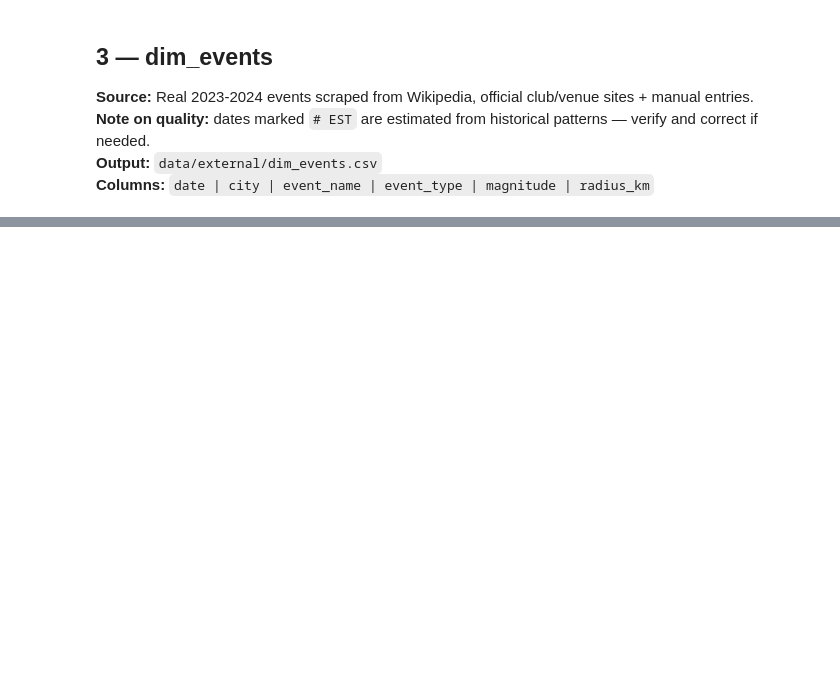
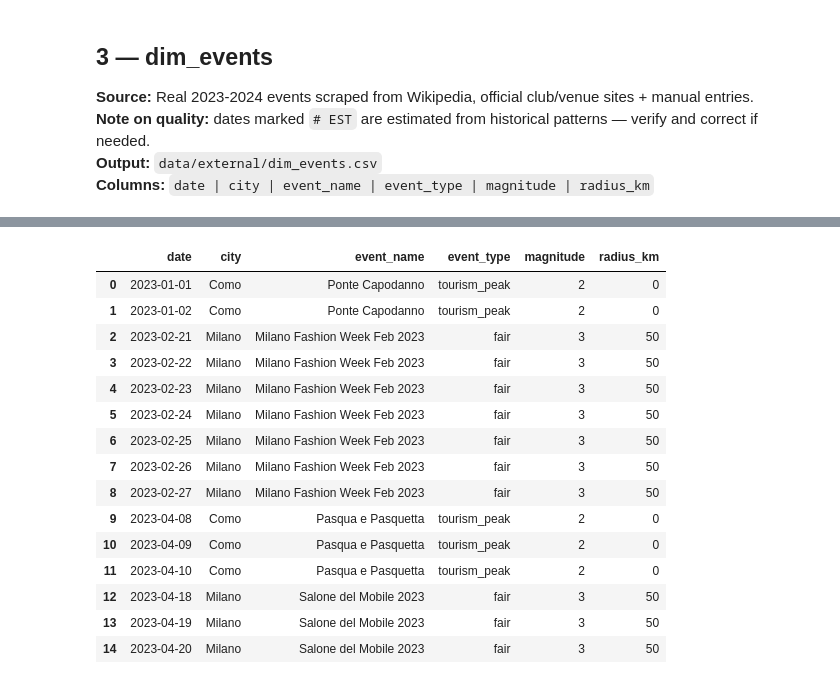
Before and after one commit to GiaLop/horeca-forecasting, a Jupyter notebook: notebook/02_dimension_tables.ipynb, the cells around one changed output, grey strips where cells are left out. Cells and saved outputs as stored; diff of their text form; code cells hidden in the pictures; blank space fills up the shorter version.

```diff
--- a/notebook/02_dimension_tables.ipynb
+++ b/notebook/02_dimension_tables.ipynb
@@ -251,17 +287,10 @@ print(f"Shape: {dim_weather.shape}")
 **Output:** `data/external/dim_events.csv`
 **Columns:** `date | city | event_name | event_type | magnitude | radius_km`
 # %%
-import pandas as pd
-from pathlib import Path
-
-def days(start, end):
-    """Return list of date strings for a range inclusive."""
-    return [str(d.date()) for d in pd.date_range(start=start, end=end, freq='D')]
+events = []
 
 def single(date):
     return [date]
-
-events = []
 
 def add(date_list, city, name, etype, magnitude, radius_km):
     for d in date_list:
@@ -305,12 +334,12 @@ add(single("2023-08-31"), "Como", "Fiera di Sant'Abbondio", "festival", 2, 3)
 add(single("2024-08-31"), "Como", "Fiera di Sant'Abbondio", "festival", 2, 3)
 
 # ── Palio del Baradello — EST: last weekend of September ─────────────────────
-add(days("2023-09-23", "2023-09-24"), "Como", "Palio del Baradello", "festival", 2, 3)  # EST
-add(days("2024-09-21", "2024-09-22"), "Como", "Palio del Baradello", "festival", 2, 3)  # EST
+add(ut_f.days("2023-09-23", "2023-09-24"), "Como", "Palio del Baradello", "festival", 2, 3)  # EST
+add(ut_f.days("2024-09-21", "2024-09-22"), "Como", "Palio del Baradello", "festival", 2, 3)  # EST
 
 # ── Mercatini di Natale Como (December 1-26 both years) ──────────────────────
-add(days("2023-12-01", "2023-12-26"), "Como", "Mercatini di Natale Como", "market", 2, 3)
-add(days("2024-12-01", "2024-12-26"), "Como", "Mercatini di Natale Como", "market", 2, 3)
+add(ut_f.days("2023-12-01", "2023-12-26"), "Como", "Mercatini di Natale Como", "market", 2, 3)
+add(ut_f.days("2024-12-01", "2024-12-26"), "Como", "Mercatini di Natale Como", "market", 2, 3)
 
 # ── Teatro Sociale Como — major shows only (source: teatrosocialecomo.it) ─────
 teatro = [
@@ -322,57 +351,65 @@ teatro = [
     ("2024-04-10", "2024-04-11", "Grease (musical) — Teatro Sociale"),
 ]
 for start, end, name in teatro:
-    add(days(start, end), "Como", name, "concert", 1, 2)
+    add(ut_f.days(start, end), "Como", name, "concert", 1, 2)
 
 # ══════════════════════════════════════════════════════════════════════════════
 # CERNOBBIO — VILLA D'ESTE (radius ~7km from Como centre)
 # ══════════════════════════════════════════════════════════════════════════════
 
 # ── Concorso d'Eleganza Villa d'Este (source: Wikipedia) ─────────────────────
-add(days("2023-05-19", "2023-05-21"), "Cernobbio", "Concorso d'Eleganza Villa d'Este", "festival", 3, 7)
-add(days("2024-05-24", "2024-05-26"), "Cernobbio", "Concorso d'Eleganza Villa d'Este", "festival", 3, 7)
+add(ut_f.days("2023-05-19", "2023-05-21"), "Cernobbio", "Concorso d'Eleganza Villa d'Este", "festival", 3, 7)
+add(ut_f.days("2024-05-24", "2024-05-26"), "Cernobbio", "Concorso d'Eleganza Villa d'Este", "festival", 3, 7)
+
+# ── Orticolario — garden & landscape fair (source: provided by Giovanni) ──────
+add(ut_f.days("2023-10-05", "2023-10-08"), "Cernobbio", "Orticolario 2023", "fair", 2, 7)
+add(ut_f.days("2024-10-03", "2024-10-06"), "Cernobbio", "Orticolario 2024", "fair", 2, 7)
+
+# ── Proposte — horeca trade fair (source: provided by Giovanni) ───────────────
+add(ut_f.days("2023-10-14", "2023-10-17"), "Cernobbio", "Proposte 2023", "fair", 2, 7)
+add(ut_f.days("2024-10-12", "2024-10-15"), "Cernobbio", "Proposte 2024", "fair", 2, 7)
 
 # ══════════════════════════════════════════════════════════════════════════════
 # COMO AREA — TOURISM PEAKS (radius 0 = applies to entire lake area)
 # ══════════════════════════════════════════════════════════════════════════════
 
 # ── Ferragosto tourism peak (Aug 10-18 both years) ───────────────────────────
-add(days("2023-08-10", "2023-08-18"), "Como", "Ferragosto — Tourism Peak", "tourism_peak", 3, 0)
-add(days("2024-08-10", "2024-08-18"), "Como", "Ferragosto — Tourism Peak", "tourism_peak", 3, 0)
+add(ut_f.days("2023-08-10", "2023-08-18"), "Como", "Ferragosto — Tourism Peak", "tourism_peak", 3, 0)
+add(ut_f.days("2024-08-10", "2024-08-18"), "Como", "Ferragosto — Tourism Peak", "tourism_peak", 3, 0)
 
 # ── Pasqua + Pasquetta (Easter 2023: Apr 9-10 | Easter 2024: Mar 31 - Apr 1) ─
-add(days("2023-04-08", "2023-04-10"), "Como", "Pasqua e Pasquetta", "tourism_peak", 2, 0)
-add(days("2024-03-30", "2024-04-01"), "Como", "Pasqua e Pasquetta", "tourism_peak", 2, 0)
+add(ut_f.days("2023-04-08", "2023-04-10"), "Como", "Pasqua e Pasquetta", "tourism_peak", 2, 0)
+add(ut_f.days("2024-03-30", "2024-04-01"), "Como", "Pasqua e Pasquetta", "tourism_peak", 2, 0)
 
 # ── Ponte Capodanno (Dec 30 - Jan 2, only dates within 2023-2024 range) ──────
-add(days("2023-01-01", "2023-01-02"), "Como", "Ponte Capodanno", "tourism_peak", 2, 0)
-add(days("2023-12-30", "2024-01-02"), "Como", "Ponte Capodanno", "tourism_peak", 2, 0)
+add(ut_f.days("2023-01-01", "2023-01-02"), "Como", "Ponte Capodanno", "tourism_peak", 2, 0)
+add(ut_f.days("2023-12-30", "2024-01-02"), "Como", "Ponte Capodanno", "tourism_peak", 2, 0)
 
 # ══════════════════════════════════════════════════════════════════════════════
 # MONZA (radius ~45km from Como centre)
 # ══════════════════════════════════════════════════════════════════════════════
 
 # ── GP Italia F1 Monza (source: Wikipedia) ────────────────────────────────────
-add(days("2023-09-01", "2023-09-03"), "Monza", "GP Italia F1", "sports", 3, 45)
-add(days("2024-08-30", "2024-09-01"), "Monza", "GP Italia F1", "sports", 3, 45)
+add(ut_f.days("2023-09-01", "2023-09-03"), "Monza", "GP Italia F1", "sports", 3, 45)
+add(ut_f.days("2024-08-30", "2024-09-01"), "Monza", "GP Italia F1", "sports", 3, 45)
 
 # ══════════════════════════════════════════════════════════════════════════════
 # MILANO (radius ~50km from Como centre)
 # ══════════════════════════════════════════════════════════════════════════════
 
 # ── Salone del Mobile (source: Wikipedia) ─────────────────────────────────────
-add(days("2023-04-18", "2023-04-23"), "Milano", "Salone del Mobile 2023", "fair", 3, 50)
-add(days("2024-04-16", "2024-04-21"), "Milano", "Salone del Mobile 2024", "fair", 3, 50)
+add(ut_f.days("2023-04-18", "2023-04-23"), "Milano", "Salone del Mobile 2023", "fair", 3, 50)
+add(ut_f.days("2024-04-16", "2024-04-21"), "Milano", "Salone del Mobile 2024", "fair", 3, 50)
 
 # ── EICMA (source: Wikipedia 2023 confirmed | 2024 EST pattern) ──────────────
-add(days("2023-11-07", "2023-11-12"), "Milano", "EICMA 2023", "fair", 3, 50)
-add(days("2024-11-05", "2024-11-10"), "Milano", "EICMA 2024", "fair", 3, 50)  # EST
+add(ut_f.days("2023-11-07", "2023-11-12"), "Milano", "EICMA 2023", "fair", 3, 50)
+add(ut_f.days("2024-11-05", "2024-11-10"), "Milano", "EICMA 2024", "fair", 3, 50)  # EST
 
 # ── Milano Fashion Week (EST: typical Feb/Sep dates ±1-2 days) ───────────────
-add(days("2023-02-21", "2023-02-27"), "Milano", "Milano Fashion Week Feb 2023", "fair", 3, 50)  # EST
-add(days("2023-09-19", "2023-09-25"), "Milano", "Milano Fashion Week Sep 2023", "fair", 3, 50)  # EST
-add(days("2024-02-20", "2024-02-26"), "Milano", "Milano Fashion Week Feb 2024", "fair", 3, 50)  # EST
-add(days("2024-09-17", "2024-09-23"), "Milano", "Milano Fashion Week Sep 2024", "fair", 3, 50)  # EST
+add(ut_f.days("2023-02-21", "2023-02-27"), "Milano", "Milano Fashion Week Feb 2023", "fair", 3, 50)  # EST
+add(ut_f.days("2023-09-19", "2023-09-25"), "Milano", "Milano Fashion Week Sep 2023", "fair", 3, 50)  # EST
+add(ut_f.days("2024-02-20", "2024-02-26"), "Milano", "Milano Fashion Week Feb 2024", "fair", 3, 50)  # EST
+add(ut_f.days("2024-09-17", "2024-09-23"), "Milano", "Milano Fashion Week Sep 2024", "fair", 3, 50)  # EST
 
 # ══════════════════════════════════════════════════════════════════════════════
 # BUILD DATAFRAME
@@ -394,3 +431,4 @@ print(f"\nmagnitude counts:\n{dim_events['magnitude'].value_counts().sort_index(
 print(f"\nUnique event days (distinct dates with ≥1 event): {dim_events['date'].nunique()}")
 print("\nSample — first 15 rows:")
 display(dim_events.head(15))
+# %% [output]
@@ -397,3 +452,19 @@ display(dim_events.head(15))
+|  | date | city | event_name | event_type | magnitude | radius_km |
+| 0 | 2023-01-01 | Como | Ponte Capodanno | tourism_peak | 2 | 0 |
+| 1 | 2023-01-02 | Como | Ponte Capodanno | tourism_peak | 2 | 0 |
+| 2 | 2023-02-21 | Milano | Milano Fashion Week Feb 2023 | fair | 3 | 50 |
+| 3 | 2023-02-22 | Milano | Milano Fashion Week Feb 2023 | fair | 3 | 50 |
+| 4 | 2023-02-23 | Milano | Milano Fashion Week Feb 2023 | fair | 3 | 50 |
+| 5 | 2023-02-24 | Milano | Milano Fashion Week Feb 2023 | fair | 3 | 50 |
+| 6 | 2023-02-25 | Milano | Milano Fashion Week Feb 2023 | fair | 3 | 50 |
+| 7 | 2023-02-26 | Milano | Milano Fashion Week Feb 2023 | fair | 3 | 50 |
+| 8 | 2023-02-27 | Milano | Milano Fashion Week Feb 2023 | fair | 3 | 50 |
+| 9 | 2023-04-08 | Como | Pasqua e Pasquetta | tourism_peak | 2 | 0 |
+| 10 | 2023-04-09 | Como | Pasqua e Pasquetta | tourism_peak | 2 | 0 |
+| 11 | 2023-04-10 | Como | Pasqua e Pasquetta | tourism_peak | 2 | 0 |
+| 12 | 2023-04-18 | Milano | Salone del Mobile 2023 | fair | 3 | 50 |
+| 13 | 2023-04-19 | Milano | Salone del Mobile 2023 | fair | 3 | 50 |
+| 14 | 2023-04-20 | Milano | Salone del Mobile 2023 | fair | 3 | 50 |
 # %%
 OUTPUT_EVENTS = Path('../data/external/dim_events.csv')
 dim_events.to_csv(OUTPUT_EVENTS, index=False)
```
Also changed, not shown: parts of 10 cells of this notebook, 1 other file.
